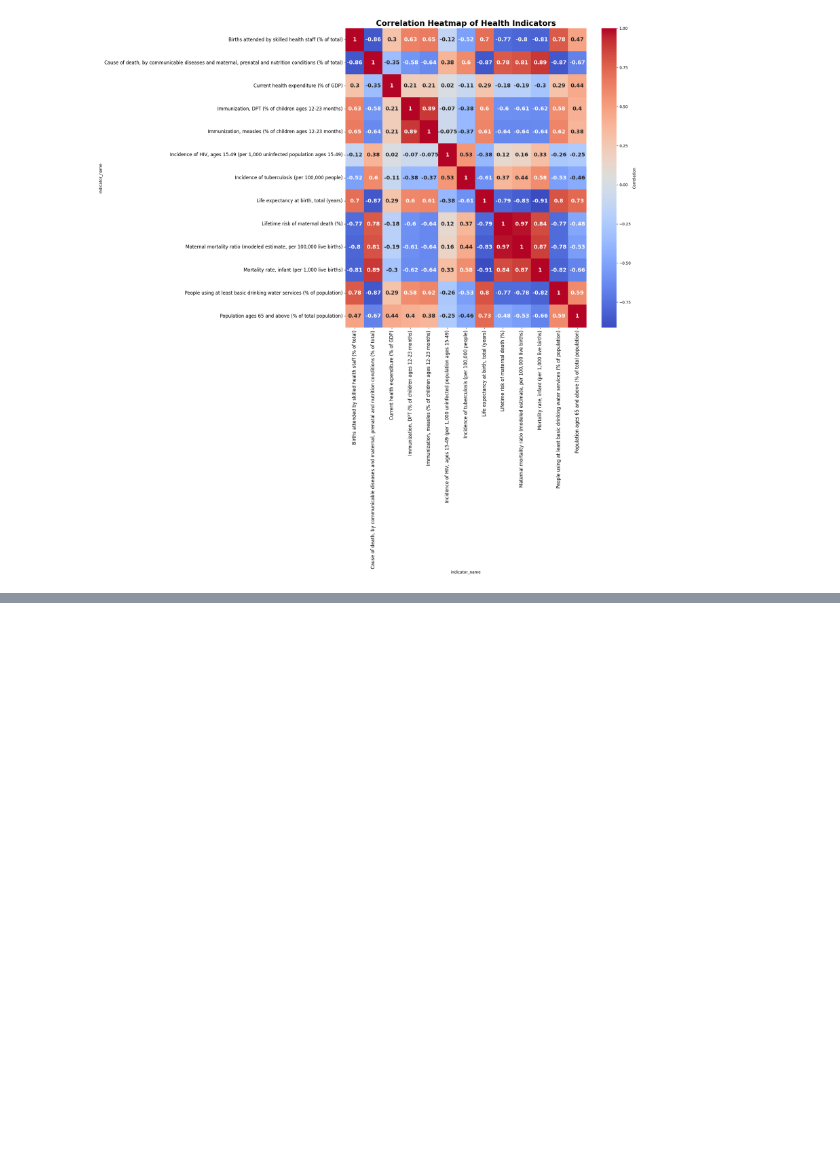
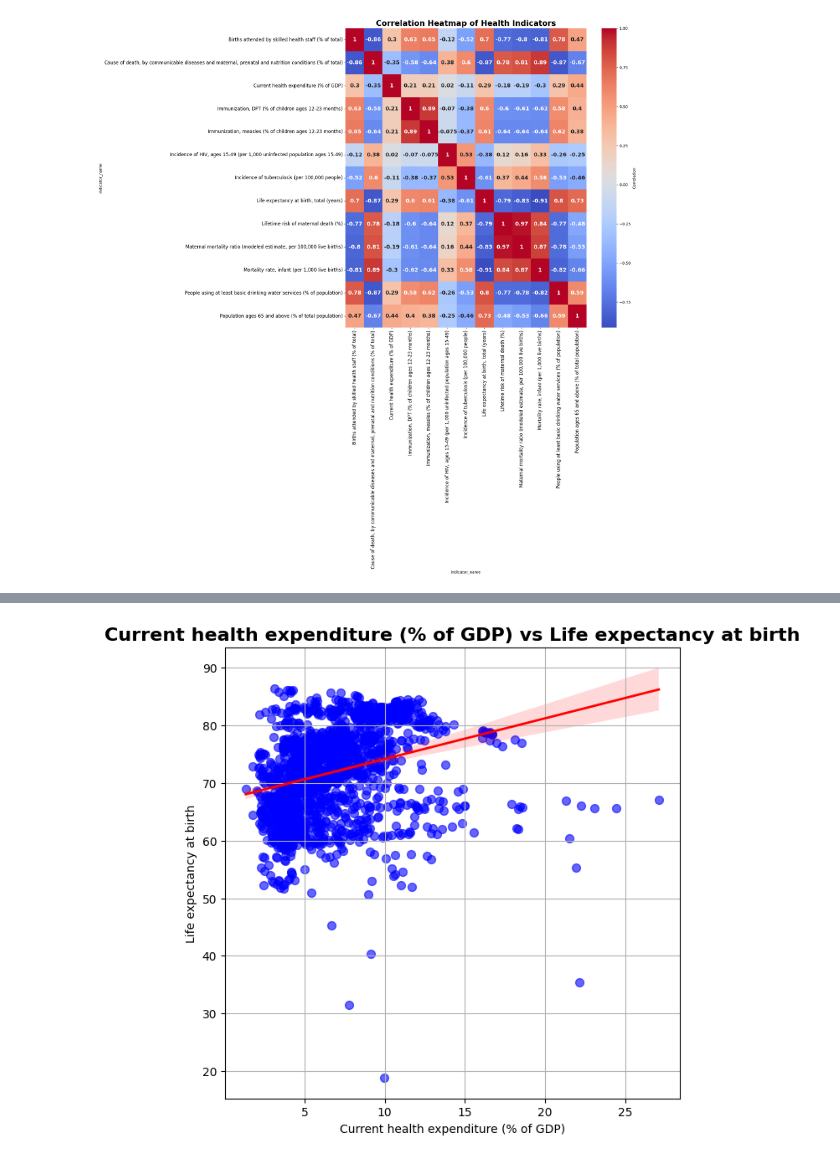
Before and after one commit to aijulhussain/Live-Data-Analytics, a Jupyter notebook: deshboard/api_data.ipynb, the cells around one changed output, grey strips where cells are left out. Cells and saved outputs as stored; diff of their text form; code cells hidden in the pictures; blank space fills up the shorter version.

```diff
--- a/deshboard/api_data.ipynb
+++ b/deshboard/api_data.ipynb
@@ -577,0 +596,18 @@ ax.tick_params(axis="y", labelsize=12)
+# %%
+df_pivot = health.pivot_table(index = ["country_value", "year"], columns = "indicator_name", values = "value").reset_index()
+plt.figure(figsize=(7, 7), facecolor="None")
+
+ax = sns.regplot(data = df_pivot,
+                x= "Current health expenditure (% of GDP)",
+                y= "Life expectancy at birth, total (years)",
+                scatter_kws={"s": 50, "color": "blue", "alpha": 0.6},
+                line_kws={"color": "red", "lw": 2}
+                )
+
+plt.title("Current health expenditure (% of GDP) vs Life expectancy at birth", fontsize=16, fontweight="bold")
+plt.xlabel("Current health expenditure (% of GDP)")
+plt.ylabel("Life expectancy at birth")
+plt.grid(True)
+plt.show()
+# %% [output]
+[figure, added]
```
Also changed, not shown: parts of 3 cells of this notebook, 1 other file.
